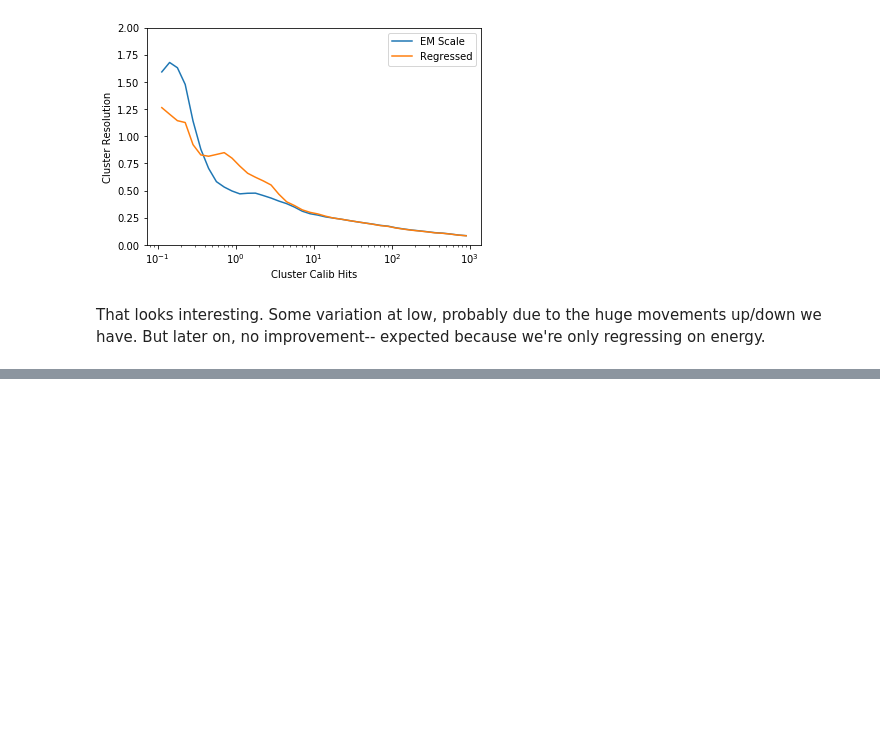
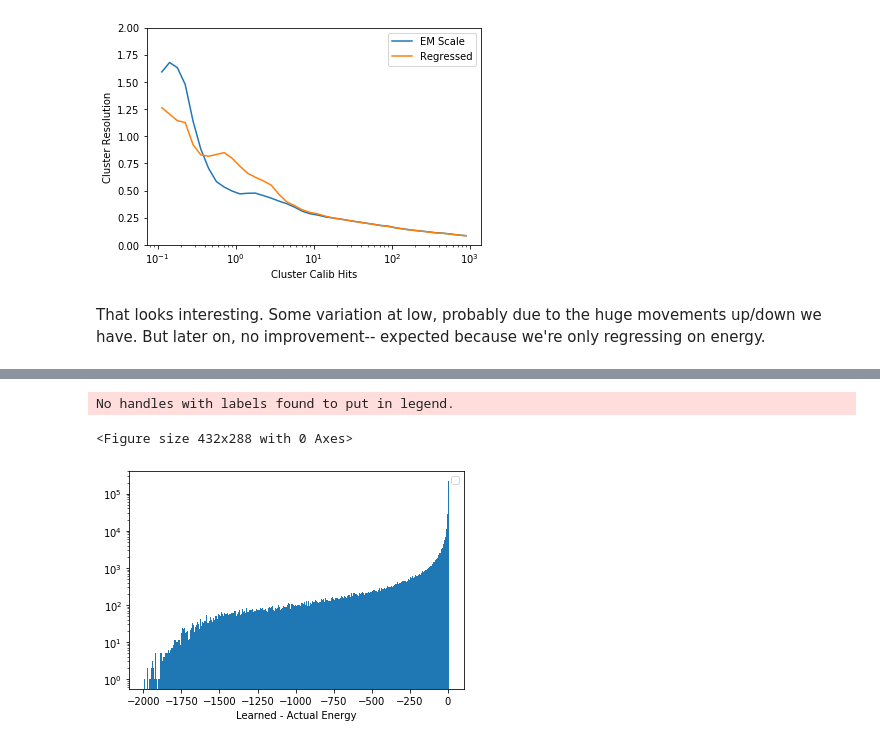
Before and after one commit to russbate42/UBCPionML, a Jupyter notebook: regression/TopClusterRegressionRewrite.ipynb, the cells around one changed output, grey strips where cells are left out. Drawn from its saved outputs; the diff is of its cells as text; code cells hidden in the pictures; blank space fills up the shorter version.

```diff
--- a/regression/TopClusterRegressionRewrite.ipynb
+++ b/regression/TopClusterRegressionRewrite.ipynb
@@ -431,0 +568,2 @@ That looks interesting. Some variation at low, probably due to the huge movement
+# %%
+predict_base_wlc_pp = np.exp(scalar_cal.inverse_transform(regressor.predict(input_wlc)))
@@ -431,0 +572,14 @@ That looks interesting. Some variation at low, probably due to the huge movement
+# %%
+n_bins = 500
+plt.cla(); plt.clf()
+fig = plt.figure()
+fig.patch.set_facecolor('white')
+plt.hist(predict_base_wlc_pp-energy_pp[~np.isinf(emprob_l)],bins = n_bins)
+plt.yscale('log')
+plt.xlabel('Learned - Actual Energy')
+plt.legend()
+plt.show()
+# %% [output]
+No handles with labels found to put in legend.
+<Figure size 432x288 with 0 Axes>
+[figure, added]
```
Also changed, not shown: parts of 20 cells of this notebook.
